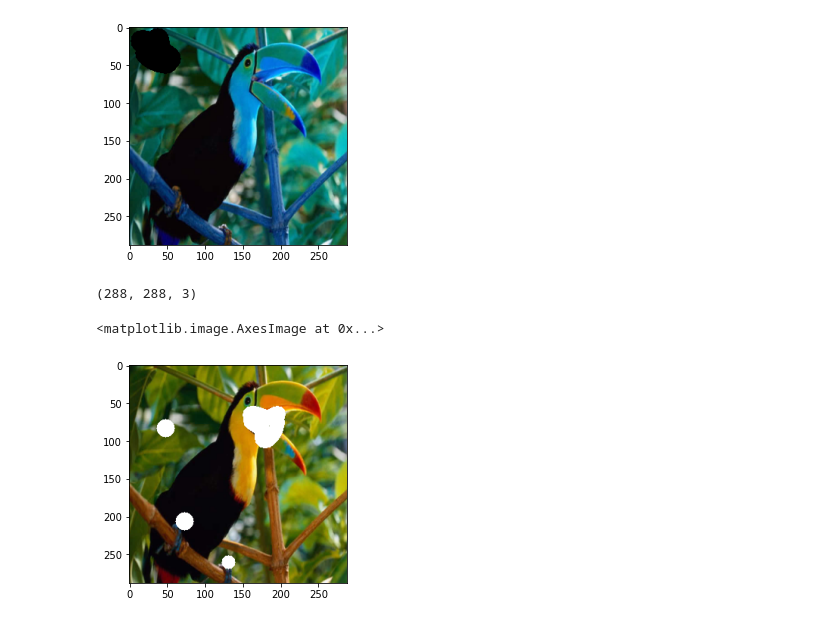
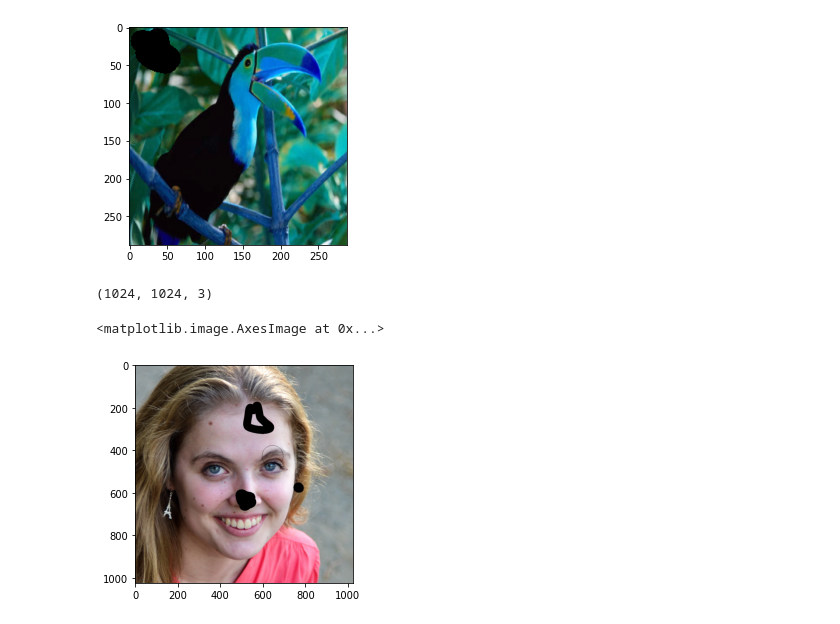
Before and after one commit to anismehrab/MULTIPSE, a Jupyter notebook: train.ipynb, the cells around one changed output. Cells and saved outputs as stored; diff of their text form; code cells hidden in the pictures.

```diff
--- a/train.ipynb
+++ b/train.ipynb
@@ -451,16 +472,16 @@ class AddMaskFace(object):
         return masked_image
 # %%
-image_path = '/home/anis/Desktop/AI/MultiSPE/testsets/Set5/GTmod12/bird.png'
+image_path = 'testsets/test_data/69008.png'
 image1 = cv2.imread(image_path)
 image_correct = cv2.cvtColor(image1, cv2.COLOR_BGR2RGB)
-masks = AddMaskFace(image_correct.shape[1])
+masks = AddMaskFace((0,0,0))
 image = masks(image_correct)
 print(np.shape(image))
 plt.imshow(image)
 # %% [output]
-(288, 288, 3)
+(1024, 1024, 3)
 <matplotlib.image.AxesImage at 0x...>
-[figure, old version]
+[figure, new version]
 # %%
 for i in range(0):
     print(i)
```
Also changed, not shown: parts of 1 cell of this notebook, 11 other files.
